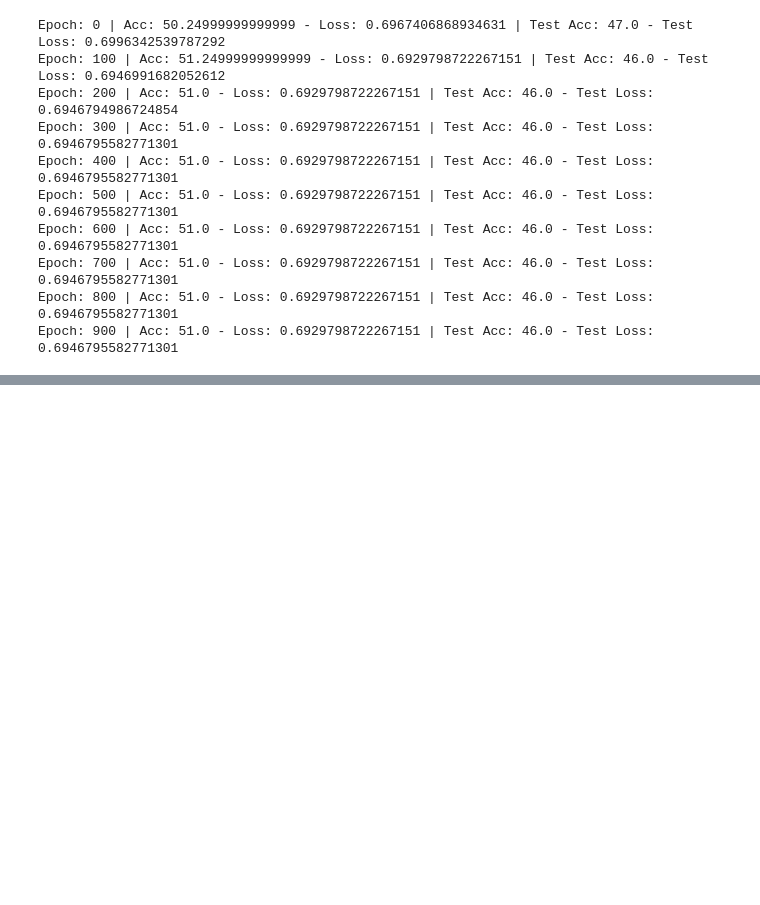
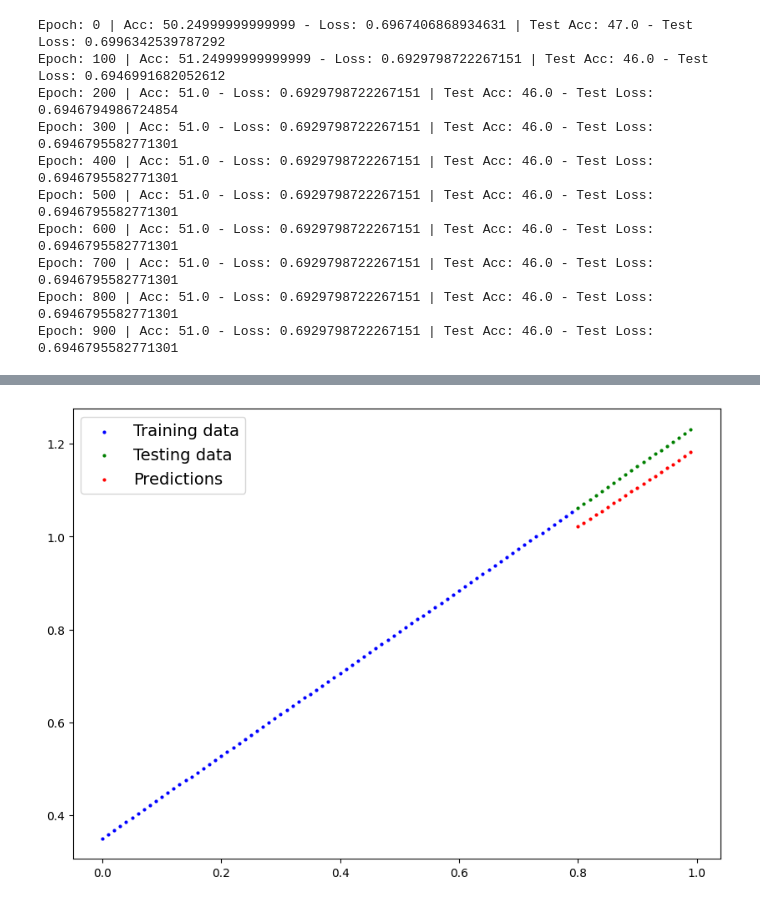
Before and after one commit to karthikbharadhwajKB/Pytorch, a Jupyter notebook: 02_Classification.ipynb, the cells around one changed output, grey strips where cells are left out. Saved outputs shown, nothing was run; the diff lists cells and outputs as text; code cells hidden in the pictures; blank space fills up the shorter version.

```diff
--- a/02_Classification.ipynb
+++ b/02_Classification.ipynb
@@ -692,0 +762,9 @@ Epoch: 900 | Acc: 51.0 - Loss: 0.6929798722267151 | Test Acc: 46.0 - Test Loss:
+# %%
+#Sequential model
+model = nn.Sequential(
+    nn.Linear(in_features=1, out_features=10),
+    nn.Linear(in_features=10, out_features=10),
+    nn.Linear(in_features=10, out_features=1)
+).to(device)
+
+model
@@ -692,0 +781,6 @@ Epoch: 900 | Acc: 51.0 - Loss: 0.6929798722267151 | Test Acc: 46.0 - Test Loss:
+# %%
+#loss and optimizer
+loss_fn = nn.L1Loss()
+
+optimizer = torch.optim.SGD(params=model.parameters(),
+                           lr=0.01)
@@ -692,0 +843,4 @@ Epoch: 900 | Acc: 51.0 - Loss: 0.6929798722267151 | Test Acc: 46.0 - Test Loss:
+# %%
+#gathering all the predictions
+with torch.inference_mode():
+    predictions = model(X_test)
@@ -692,0 +856,7 @@ Epoch: 900 | Acc: 51.0 - Loss: 0.6929798722267151 | Test Acc: 46.0 - Test Loss:
+# %%
+#need to detach predictions (transfer them to cpu)
+predictions = predictions.cpu().numpy()
+# %%
+plot_predictions(train_data=X_train.cpu(), train_labels=y_train.cpu(), test_data=X_test.cpu(), test_labels=y_test.cpu() ,predictions=predictions)
+# %% [output]
+[figure, added]
```
Also changed, not shown: parts of 61 cells of this notebook.
